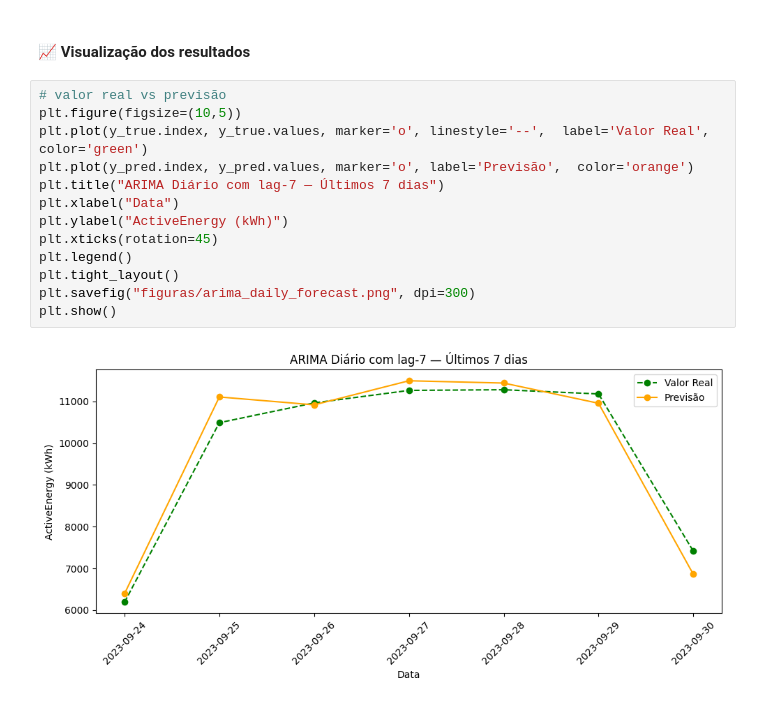
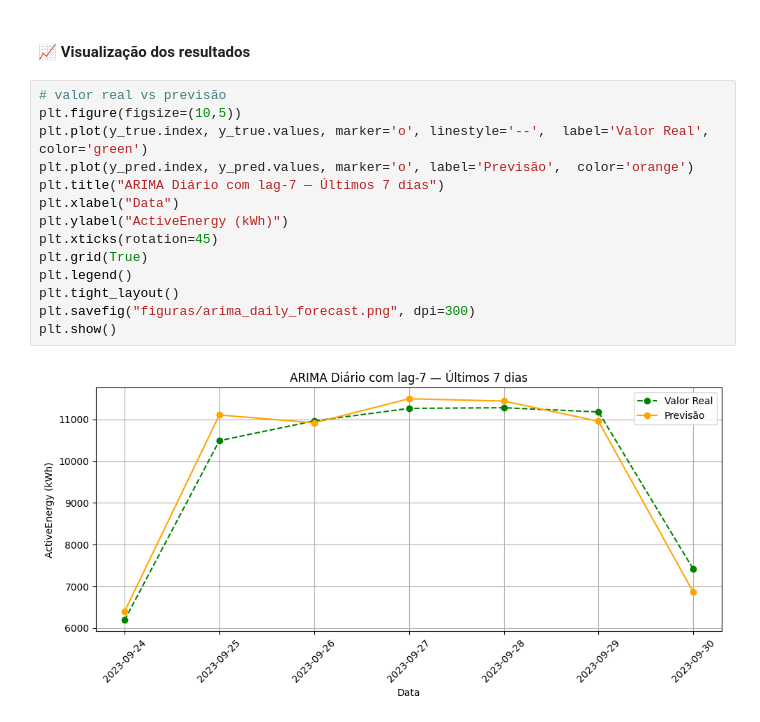
Before and after one commit to heyliceeee/previsao-do-consumo-energetico-com-ml, a Jupyter notebook: 7testar.ipynb, the cells around one changed output. Cells and saved outputs as stored; diff of their text form.

```diff
--- a/7testar.ipynb
+++ b/7testar.ipynb
@@ -159,15 +159,16 @@ print(f"R²:   {r2:.5f}")
 # %%
 # valor real vs previsão
 plt.figure(figsize=(10,5))
 plt.plot(y_true.index, y_true.values, marker='o', linestyle='--',  label='Valor Real',  color='green')
 plt.plot(y_pred.index, y_pred.values, marker='o', label='Previsão',  color='orange')
 plt.title("ARIMA Diário com lag-7 — Últimos 7 dias")
 plt.xlabel("Data")
 plt.ylabel("ActiveEnergy (kWh)")
 plt.xticks(rotation=45)
+plt.grid(True)
 plt.legend()
 plt.tight_layout()
 plt.savefig("figuras/arima_daily_forecast.png", dpi=300)
 plt.show()
 # %% [output]
-[figure, old version]
+[figure, new version]
```
Also changed, not shown: parts of 3 cells of this notebook, 1 other file.
